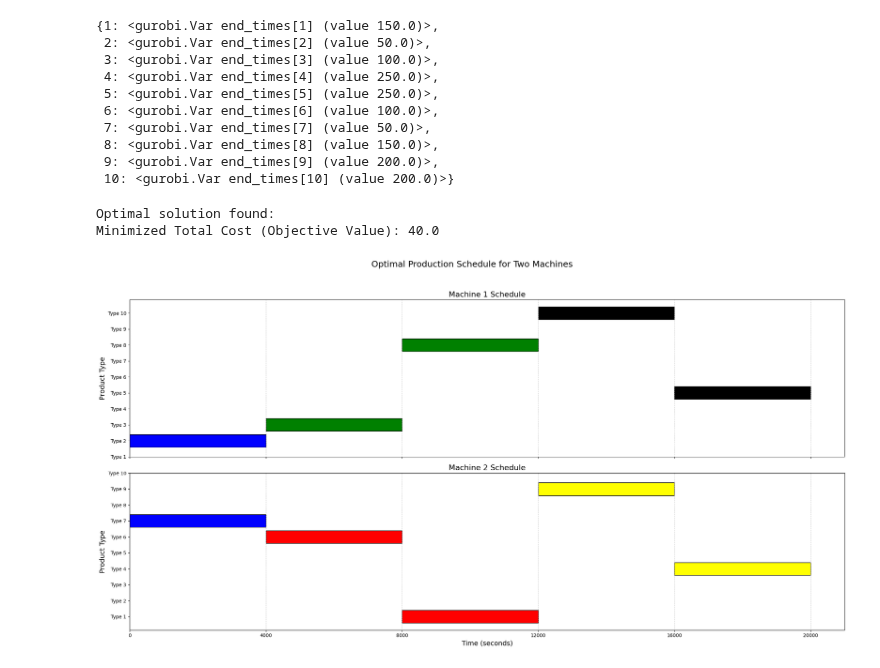
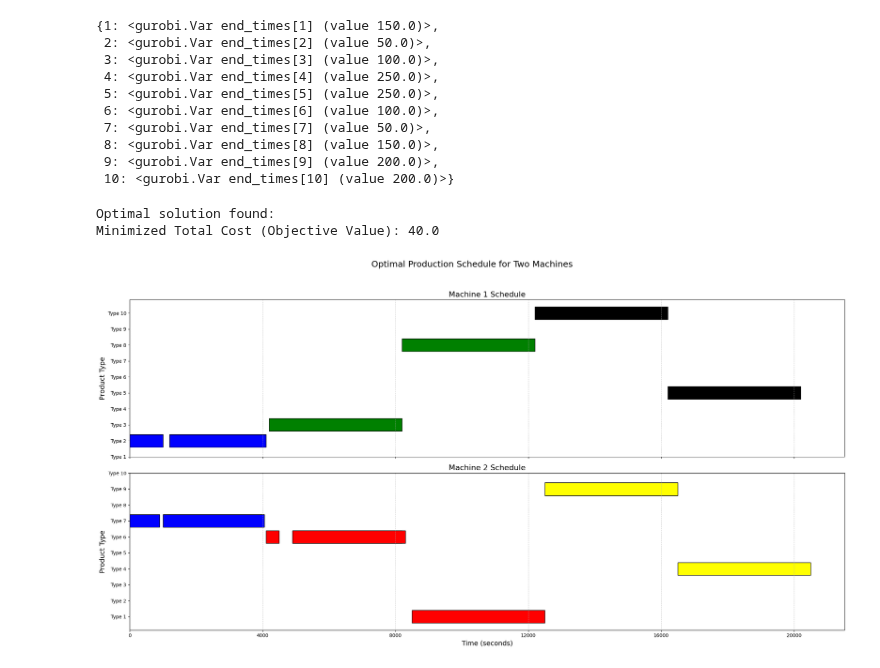
Before and after one commit to emrekuruu/Production_Planning, a Jupyter notebook: demo.ipynb, the cells around one changed output. Saved outputs shown, nothing was run; the diff lists cells and outputs as text; code cells hidden in the pictures.

Commit message:
feat: each machine has their own break, each break has its own time and duration

```diff
--- a/demo.ipynb
+++ b/demo.ipynb
@@ -277,6 +277,12 @@ if model.status == GRB.OPTIMAL:
     # Extract start and end times for each part assigned to each machine
     start_times_values = {p: start_times[p].X for p in range(1, num_parts + 1)}
     end_times_values = {p: end_times[p].X for p in range(1, num_parts + 1)}
+
+    # Define unique break intervals for each machine (start, end, shift_amount)
+    breaks = {
+        1: [(1000, 1100, 100)],  # Break for Machine 1
+        2: [(900, 950, 50), (4500, 4700, 200)]  # Breaks for Machine 2
+    }
 
     # Plotting the Gantt chart with two subplots for Machine 1 and Machine 2
     fig, axs = plt.subplots(2, 1, figsize=(22, 12), sharex=True)
@@ -289,40 +295,67 @@ if model.status == GRB.OPTIMAL:
         'Yellow': 'yellow',
         'Black': 'black',
         'Purple': 'purple',
         'Orange': 'orange',
         'Pink': 'pink',
     }
 
-    # Iterate through parts to plot on the appropriate machine's subplot
+    # Iterate through each machine and process parts in a sorted order
     for m in machines:
         ax = axs[m - 1]  # Subplot for each machine (Machine 1 and Machine 2)
-        for p in range(1, num_parts + 1):
-            # Check if part p is assigned to machine m
-            if machine_assignment[p, m].X > 0.5:  # Assigned to machine m
-                part_color = color_map[parts_colors[p]]
-                # Plot part p on machine m's subplot
-                ax.barh(p, (end_times_values[p] - start_times_values[p]) * 80,
-                        left=start_times_values[p] * 80, color=part_color,
-                        edgecolor='black', label=parts_colors[p] if p == 1 else "")
+        cumulative_shift = 0  # Track cumulative shifts for breaks
+
+        # Sort parts by start time for consistent plotting
+        sorted_parts = sorted([p for p in range(1, num_parts + 1) if machine_assignment[p, m].X > 0.5],
+                              key=lambda x: start_times_values[x])
+
+        for p in sorted_parts:
+            part_color = color_map[parts_colors[p]]
+            start = start_times_values[p] * 80
+            end = end_times_values[p] * 80
+            shifted_start = start + cumulative_shift
+            shifted_end = end + cumulative_shift
+
+            # Check if the part needs to be split by any breaks
+            for break_start, break_end, shift_amount in breaks[m]:
+                if shifted_start < break_start < shifted_end:
+                    # Plot the first segment before the break
+                    ax.barh(p, break_start - shifted_start, left=shifted_start, color=part_color, edgecolor='black')
+
+                    # Shift the second segment after the break
+                    shifted_start = break_end + shift_amount
+                    shifted_end += shift_amount
+                    ax.barh(p, end - break_end, left=shifted_start, color=part_color, edgecolor='black')
+
+                    # Update cumulative shift for the remaining parts
+                    cumulative_shift += shift_amount
+                    break  # Move to the next part after handling this break
+                elif shifted_start >= break_end:
+                    # Entire block is after the break; apply shift
+                    shifted_start += shift_amount
+                    shifted_end += shift_amount
+
+            # Plot the adjusted (shifted) part
+            ax.barh(p, shifted_end - shifted_start, left=shifted_start, color=part_color, edgecolor='black')
 
         # Customize each subplot
         ax.set_title(f"Machine {m} Schedule", fontsize=16)
         ax.set_ylabel("Product Type", fontsize=14)
         ax.set_yticks(range(1, num_parts + 1))
         ax.set_yticklabels([f'Type {i}' for i in range(1, num_parts + 1)])
         ax.grid(axis='x', linestyle='--', alpha=0.7)
 
     # Set common labels
     plt.xlabel("Time (seconds)", fontsize=14)
     plt.xticks(np.arange(0, (max(end_times_values.values()) + 1) * 80, 80 * max(demand.values())))  # Adjust x-tick intervals for seconds
+
     fig.suptitle("Optimal Production Schedule for Two Machines", fontsize=18)
     plt.tight_layout(rect=[0, 0.03, 1, 0.95])  # Adjust layout for title space
 
     # Save the plot as an image file
     plt.savefig("optimal_production_schedule.png")
 else:
     print("No optimal solution found.")
 # %% [output]
 Optimal solution found:
 Minimized Total Cost (Objective Value): 40.0
-[figure, old version]
+[figure, new version]
```
Also changed, not shown: 1 other file.
